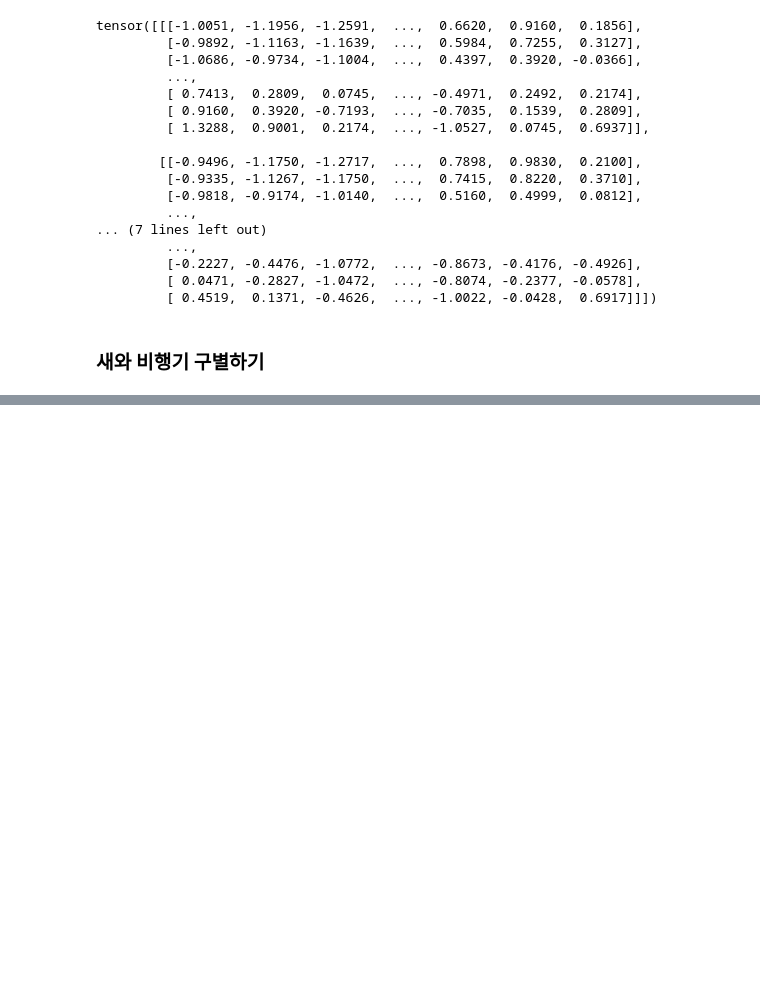
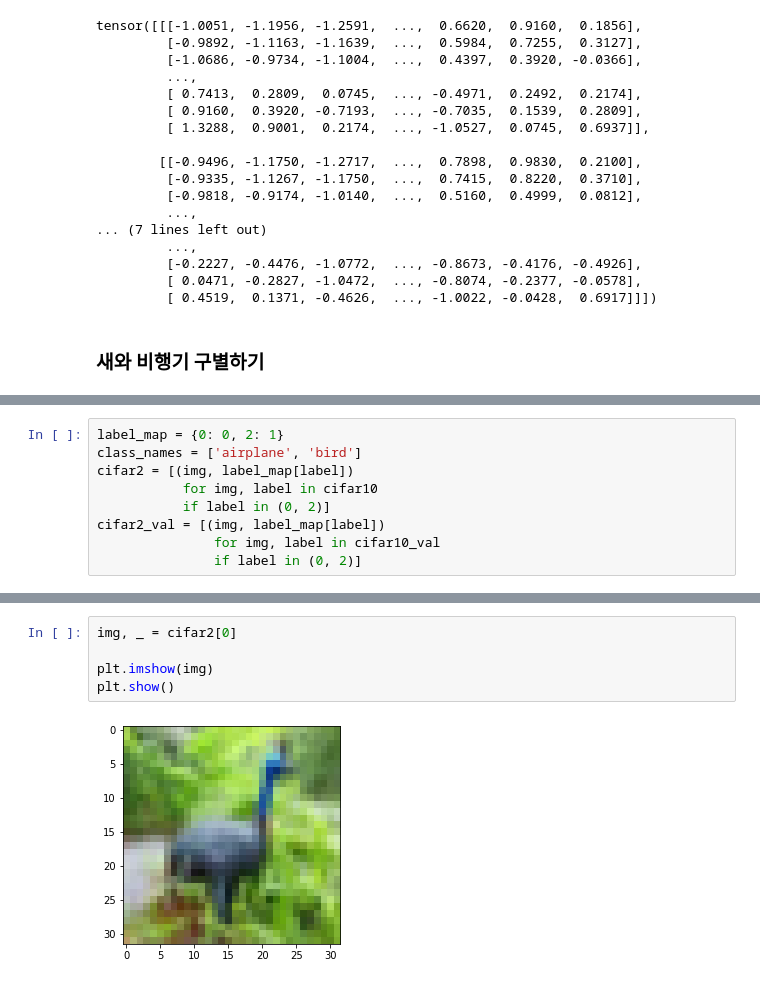
Before and after one commit to nuyhc/RhythmStudy, a Jupyter notebook: 1. PyTorch/PTM_3_박지현.ipynb, the cells around one changed output, grey strips where cells are left out. Saved outputs shown, nothing was run; the diff lists cells and outputs as text; blank space fills up the shorter version.

```diff
--- a/1. PyTorch/PTM_3_박지현.ipynb
+++ b/1. PyTorch/PTM_3_박지현.ipynb
@@ -565,0 +563,9 @@ tensor([[[-1.0051, -1.1956, -1.2591,  ...,  0.6620,  0.9160,  0.1856],
+# %%
+label_map = {0: 0, 2: 1}
+class_names = ['airplane', 'bird']
+cifar2 = [(img, label_map[label])
+           for img, label in cifar10
+           if label in (0, 2)]
+cifar2_val = [(img, label_map[label])
+               for img, label in cifar10_val
+               if label in (0, 2)]
@@ -565,0 +719,7 @@ tensor([[[-1.0051, -1.1956, -1.2591,  ...,  0.6620,  0.9160,  0.1856],
+# %%
+img, _ = cifar2[0]
+
+plt.imshow(img)
+plt.show()
+# %% [output]
+[figure, added]
```
Also changed, not shown: parts of 62 cells of this notebook.
